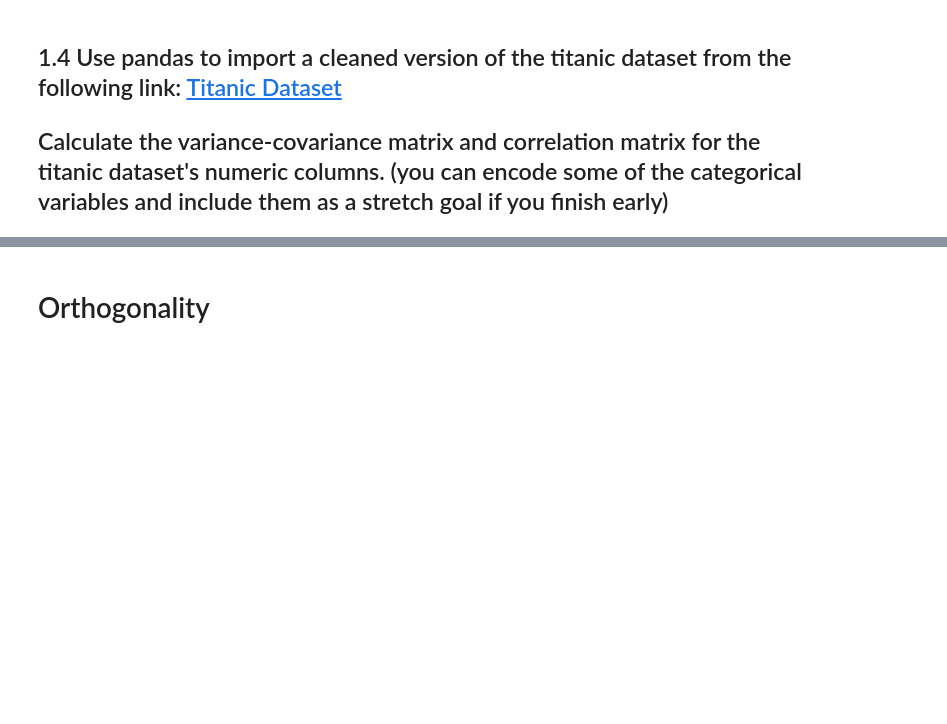
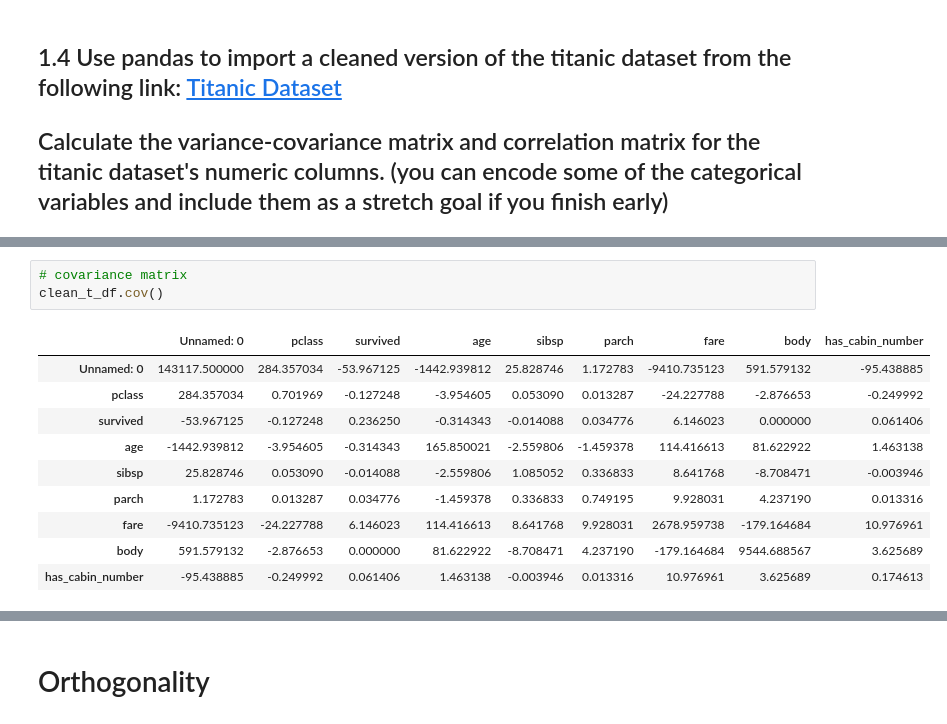
Before and after one commit to rawalk/DS-Unit-1-Sprint-3-Linear-Algebra, a Jupyter notebook: module2-intermediate-linear-algebra/LS_DS_132_Intermediate_Linear_Algebra_Assignment.ipynb, the cells around one changed output, grey strips where cells are left out. Drawn from its saved outputs; the diff is of its cells as text; blank space fills up the shorter version.

```diff
--- a/module2-intermediate-linear-algebra/LS_DS_132_Intermediate_Linear_Algebra_Assignment.ipynb
+++ b/module2-intermediate-linear-algebra/LS_DS_132_Intermediate_Linear_Algebra_Assignment.ipynb
@@ -113,0 +132,14 @@ the correlation coefficient is:  0.9628339778148909
+# %%
+# covariance matrix
+clean_t_df.cov()
+# %% [output]
+|  | Unnamed: 0 | pclass | survived | age | sibsp | parch | fare | body | has_cabin_number |
+| Unnamed: 0 | 143117.500000 | 284.357034 | -53.967125 | -1442.939812 | 25.828746 | 1.172783 | -9410.735123 | 591.579132 | -95.438885 |
+| pclass | 284.357034 | 0.701969 | -0.127248 | -3.954605 | 0.053090 | 0.013287 | -24.227788 | -2.876653 | -0.249992 |
+| survived | -53.967125 | -0.127248 | 0.236250 | -0.314343 | -0.014088 | 0.034776 | 6.146023 | 0.000000 | 0.061406 |
+| age | -1442.939812 | -3.954605 | -0.314343 | 165.850021 | -2.559806 | -1.459378 | 114.416613 | 81.622922 | 1.463138 |
+| sibsp | 25.828746 | 0.053090 | -0.014088 | -2.559806 | 1.085052 | 0.336833 | 8.641768 | -8.708471 | -0.003946 |
+| parch | 1.172783 | 0.013287 | 0.034776 | -1.459378 | 0.336833 | 0.749195 | 9.928031 | 4.237190 | 0.013316 |
+| fare | -9410.735123 | -24.227788 | 6.146023 | 114.416613 | 8.641768 | 9.928031 | 2678.959738 | -179.164684 | 10.976961 |
+| body | 591.579132 | -2.876653 | 0.000000 | 81.622922 | -8.708471 | 4.237190 | -179.164684 | 9544.688567 | 3.625689 |
+| has_cabin_number | -95.438885 | -0.249992 | 0.061406 | 1.463138 | -0.003946 | 0.013316 | 10.976961 | 3.625689 | 0.174613 |
```
Also changed, not shown: parts of 12 cells of this notebook.
